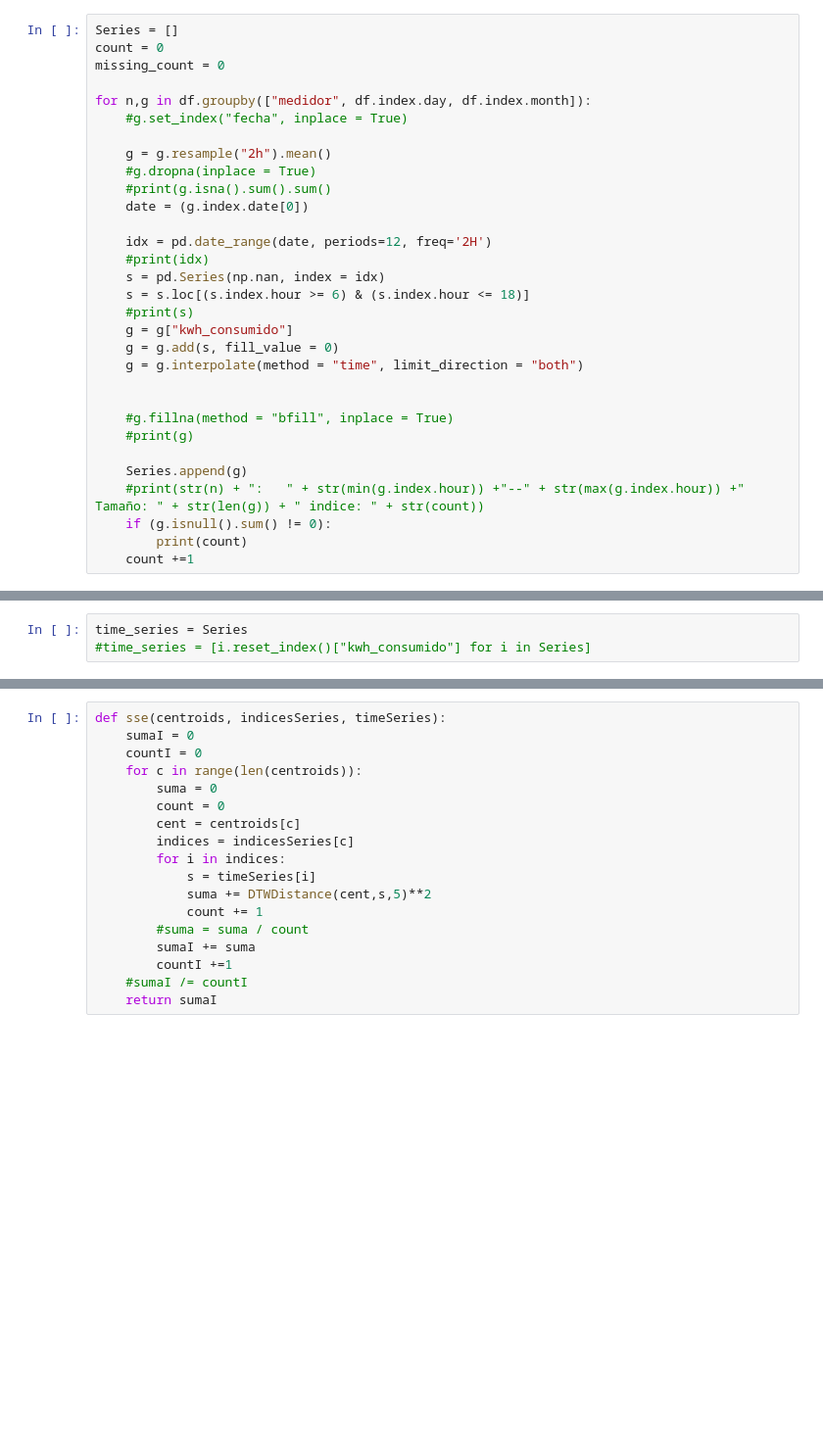
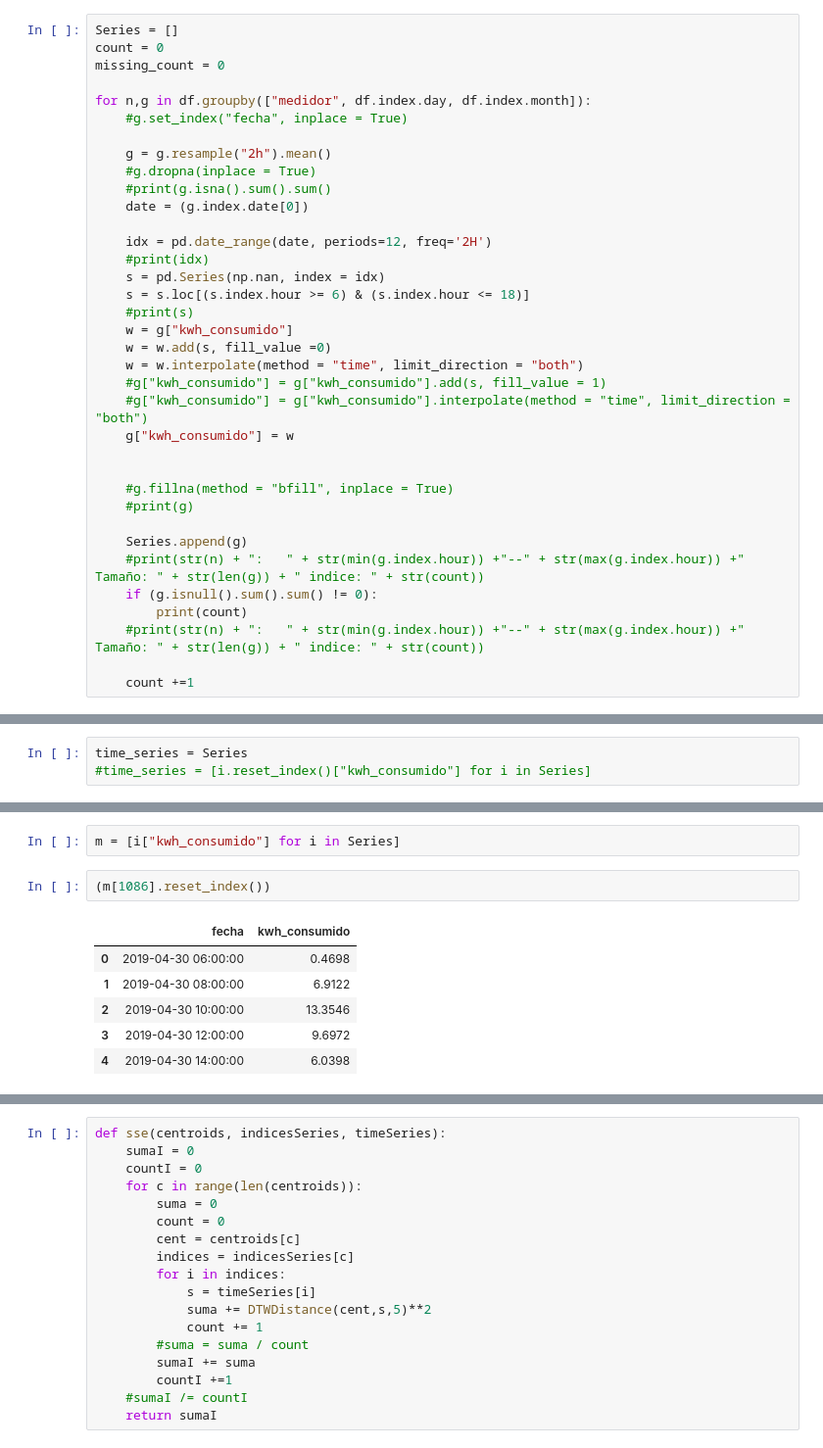
Before and after one commit to aaorella/Energy_Smart_Meters-Exploratory_Analysis, a Jupyter notebook: 4.2 Clusters-time _workdays.ipynb, the cells around one changed output, grey strips where cells are left out. Shown at 98% size. Cells and saved outputs as stored; diff of their text form; blank space fills up the shorter version.

```diff
--- a/4.2 Clusters-time _workdays.ipynb
+++ b/4.2 Clusters-time _workdays.ipynb
@@ -104,9 +104,12 @@ for n,g in df.groupby(["medidor", df.index.day, df.index.month]):
     s = pd.Series(np.nan, index = idx)
     s = s.loc[(s.index.hour >= 6) & (s.index.hour <= 18)]
     #print(s)
-    g = g["kwh_consumido"]
-    g = g.add(s, fill_value = 0)
-    g = g.interpolate(method = "time", limit_direction = "both")
+    w = g["kwh_consumido"]
+    w = w.add(s, fill_value =0)
+    w = w.interpolate(method = "time", limit_direction = "both")
+    #g["kwh_consumido"] = g["kwh_consumido"].add(s, fill_value = 1)
+    #g["kwh_consumido"] = g["kwh_consumido"].interpolate(method = "time", limit_direction = "both")
+    g["kwh_consumido"] = w
 
 
     #g.fillna(method = "bfill", inplace = True)
@@ -114,6 +117,8 @@ for n,g in df.groupby(["medidor", df.index.day, df.index.month]):
 
     Series.append(g)
     #print(str(n) + ":   " + str(min(g.index.hour)) +"--" + str(max(g.index.hour)) +"  Tamaño: " + str(len(g)) + " indice: " + str(count))
-    if (g.isnull().sum() != 0):
+    if (g.isnull().sum().sum() != 0):
         print(count)
+    #print(str(n) + ":   " + str(min(g.index.hour)) +"--" + str(max(g.index.hour)) +"  Tamaño: " + str(len(g)) + " indice: " + str(count))
+
     count +=1
@@ -150,0 +186,11 @@ time_series = Series
+# %%
+m = [i["kwh_consumido"] for i in Series]
+# %%
+(m[1086].reset_index())
+# %% [output]
+|  | fecha | kwh_consumido |
+| 0 | 2019-04-30 06:00:00 | 0.4698 |
+| 1 | 2019-04-30 08:00:00 | 6.9122 |
+| 2 | 2019-04-30 10:00:00 | 13.3546 |
+| 3 | 2019-04-30 12:00:00 | 9.6972 |
+| 4 | 2019-04-30 14:00:00 | 6.0398 |
```
Also changed, not shown: parts of 8 cells of this notebook, 1 other file.
